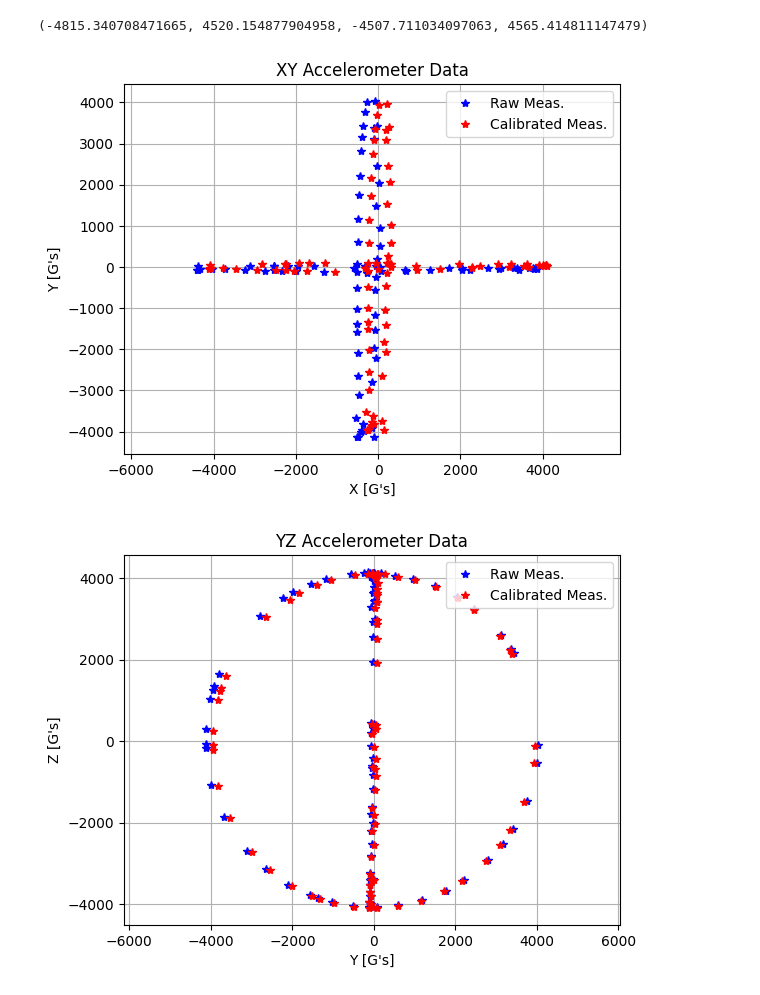
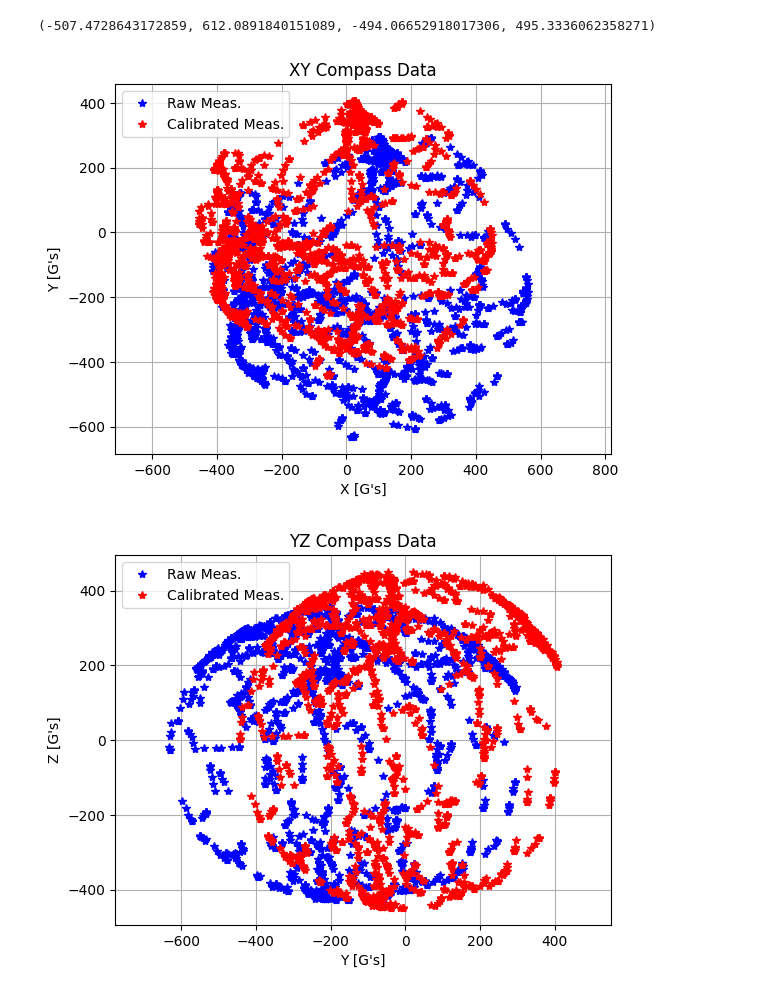
Before and after one commit to ABDhaikal/F450-Tilt-Quadrotor, a Jupyter notebook: calibrate_dat/ploting compass.ipynb, the cells around one changed output. Drawn from its saved outputs; the diff is of its cells as text; code cells hidden in the pictures.

```diff
--- a/calibrate_dat/ploting compass.ipynb
+++ b/calibrate_dat/ploting compass.ipynb
@@ -4,14 +4,14 @@ import matplotlib.pyplot as plt
 # %%
 
 # Define calibration parameters
-A = np.array([[0.994755, 0.005890, -0.000562],  # 'A^-1' matrix from Magneto
-              [0.005890, 0.969793, 0.009452],
-              [-0.000562, 0.001829, 0.997962]])
+A = np.array([[0.929955,0.001777,-0.004077],  # 'A^-1' matrix from Magneto
+              [0.001777,0.913090,0.010228],
+              [-0.004077,0.010228,1.142049]])
 # 'Combined bias (b)' vector from Magneto
-b = np.array([-265.378531, -50.558054, 23.668844])
+b = np.array([77.200594, -147.628290, -35.250081])
 
 # Read raw data and apply calibration
-rawData = np.genfromtxt('data/accel1.txt',
+rawData = np.genfromtxt('data/calibratecompass1.txt',
                         delimiter='\t')  # raw measurement file
 units = 'G\'s'  # units of accelerometer measurements (used for axis labels)
 
@@ -24,36 +24,36 @@ for i in range(N):
 # Plot XY data
 plt.figure()
 plt.plot(rawData[:, 0], rawData[:, 1], 'b*', label='Raw Meas.')
 plt.plot(calibData[:, 0], calibData[:, 1], 'r*', label='Calibrated Meas.')
-plt.title('XY Accelerometer Data')
+plt.title('XY Compass Data')
 plt.xlabel('X [{}]'.format(units))
 plt.ylabel('Y [{}]'.format(units))
 plt.legend()
 plt.grid()
 plt.axis('equal')
 
 # Plot YZ data
 plt.figure()
 plt.plot(rawData[:, 1], rawData[:, 2], 'b*', label='Raw Meas.')
 plt.plot(calibData[:, 1], calibData[:, 2], 'r*', label='Calibrated Meas.')
-plt.title('YZ Accelerometer Data')
+plt.title('YZ Compass Data')
 plt.xlabel('Y [{}]'.format(units))
 plt.ylabel('Z [{}]'.format(units))
 plt.legend()
 plt.grid()
 plt.axis('equal')
 
 # Plot XZ data
 plt.figure()
 plt.plot(rawData[:, 0], rawData[:, 2], 'b*', label='Raw Meas.')
 plt.plot(calibData[:, 0], calibData[:, 2], 'r*', label='Calibrated Meas.')
-plt.title('XZ Accelerometer Data')
+plt.title('XZ Compass Data')
 plt.xlabel('X [{}]'.format(units))
 plt.ylabel('Z [{}]'.format(units))
 plt.legend()
 plt.grid()
 plt.axis('equal')
 # %% [output]
-(-4815.340708471665, 4520.154877904958, -4507.711034097063, 4565.414811147479)
+(-507.4728643172859, 612.0891840151089, -494.06652918017306, 495.3336062358271)
-[figure, old version]
+[figure, new version]
-[figure, old version]
+[figure, new version]
```
Also changed, not shown: parts of 2 cells of this notebook, 7 other files.
